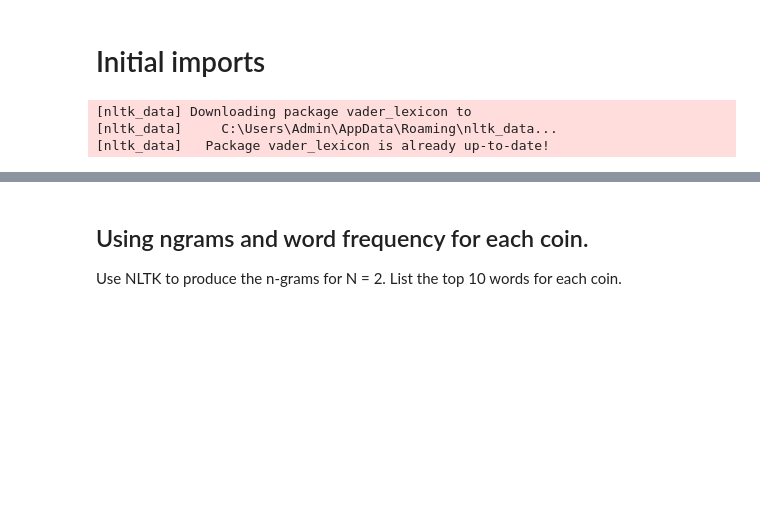
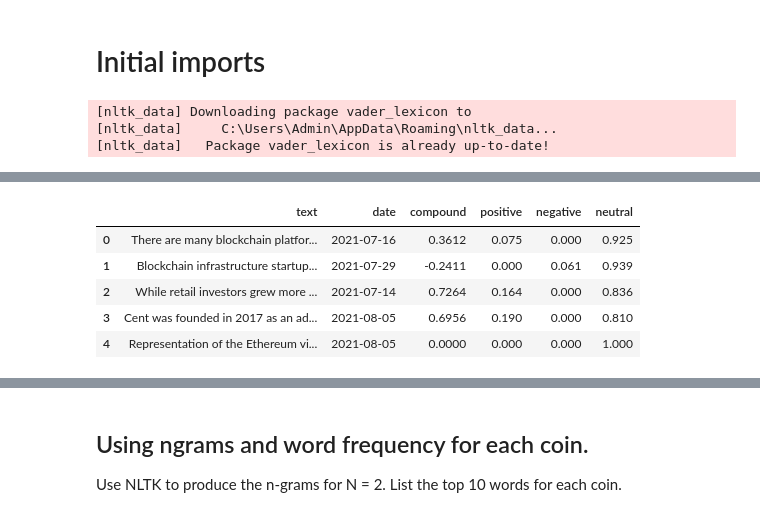
Before and after one commit to yrlbaker/unit12_hw, a Jupyter notebook: NLP/sa_nlp_hw.ipynb, the cells around one changed output, grey strips where cells are left out. Saved outputs shown, nothing was run; the diff lists cells and outputs as text; code cells hidden in the pictures; blank space fills up the shorter version.

```diff
--- a/NLP/sa_nlp_hw.ipynb
+++ b/NLP/sa_nlp_hw.ipynb
@@ -49,2 +149,42 @@ SyntaxError: invalid syntax (<ipython-input-7-87bbe8d19dff>, line 4)
+# %%
+# Create the Ethereum sentiment scores DataFrame
+ethereum_sentiment_df = []
+
+for article in ethereum_articles["articles"]:
+    try:
+        text = article["content"]
+        date = article["publishedAt"][:10]
+        sentiment = analyzer.polarity_scores(text)
+        compound = sentiment["compound"]
+        pos = sentiment["pos"]
+        neu = sentiment["neu"]
+        neg = sentiment["neg"]
+
+        ethereum_sentiment_df.append({
+            "text": text,
+            "date": date,
+            "compound": compound,
+            "positive": pos,
+            "negative": neg,
+            "neutral": neu
+
+        })
+    except AttributeError:
+        pass
+
+# Create Dataframe
+ethereum_df = pd.DataFrame(ethereum_sentiment_df)
+
+# Arrange columns so that the date is first
+columns = ["date", "text", "compound", "positive", "negative", "neutral"]
+
+ethereum_df.head()
+# %% [output]
+|  | text | date | compound | positive | negative | neutral |
+| 0 | There are many blockchain platfor... | 2021-07-16 | 0.3612 | 0.075 | 0.000 | 0.925 |
+| 1 | Blockchain infrastructure startup... | 2021-07-29 | -0.2411 | 0.000 | 0.061 | 0.939 |
+| 2 | While retail investors grew more ... | 2021-07-14 | 0.7264 | 0.164 | 0.000 | 0.836 |
+| 3 | Cent was founded in 2017 as an ad... | 2021-08-05 | 0.6956 | 0.190 | 0.000 | 0.810 |
+| 4 | Representation of the Ethereum vi... | 2021-08-05 | 0.0000 | 0.000 | 0.000 | 1.000 |
 # %%
 # Describe the Bitcoin Sentiment
```
Also changed, not shown: parts of 13 cells of this notebook, 1 other file.
